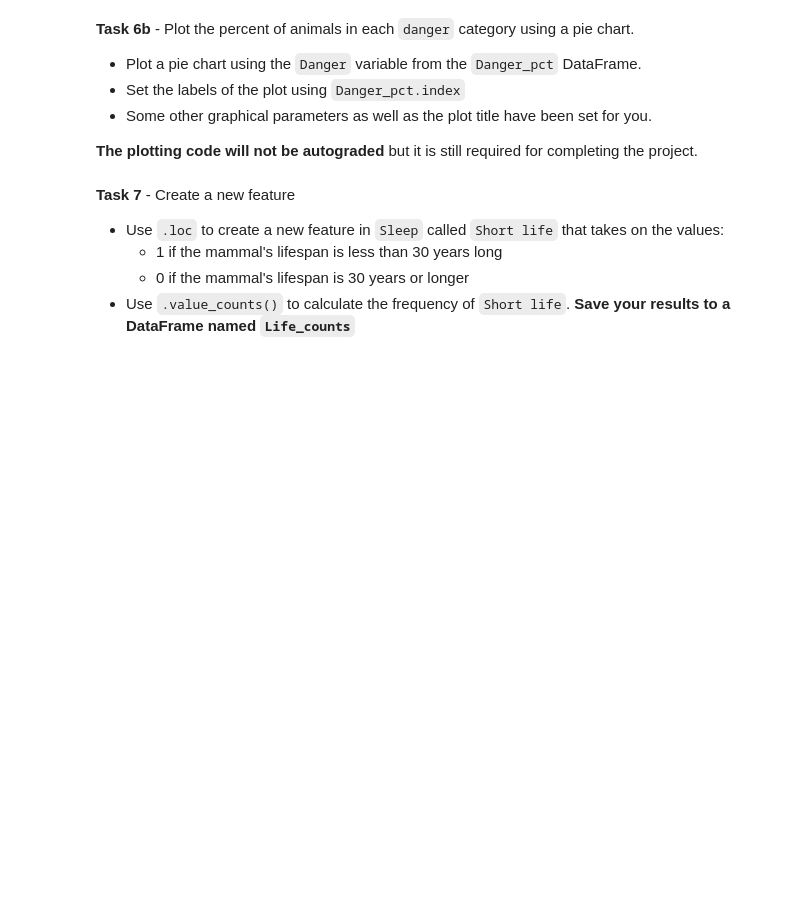
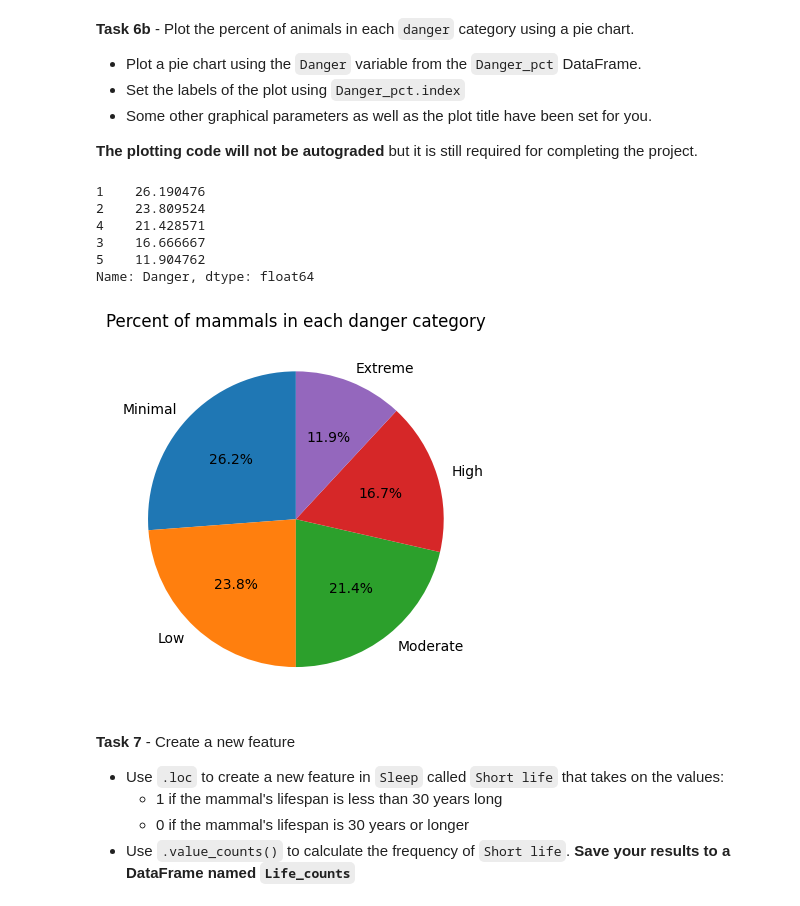
Before and after one commit to sikoh/DS-Data-Wrangling-and-Storytelling, a Jupyter notebook: Make-Explanatory-Visualizations/DS_MakeExplanatoryVisualizations_Homework.ipynb, the cells around one changed output. Drawn from its saved outputs; the diff is of its cells as text; code cells hidden in the pictures; blank space fills up the shorter version.

```diff
--- a/Make-Explanatory-Visualizations/DS_MakeExplanatoryVisualizations_Homework.ipynb
+++ b/Make-Explanatory-Visualizations/DS_MakeExplanatoryVisualizations_Homework.ipynb
@@ -236,4 +236,9 @@ plt.show()
 * Calculate the percent of mammals in each `Danger` category by multiplying `Danger_prop` by 100 and naming the results `Danger_pct`.
 # %%
 # YOUR CODE HERE
-raise NotImplementedError()
+#raise NotImplementedError()
+Danger_prop = Sleep['Danger'].value_counts(normalize=True)
+print(Danger_prop)
+
+Danger_pct = Danger_prop * 100
+print(Danger_pct)
@@ -248,19 +266,29 @@ assert isinstance(Danger_pct, pd.DataFrame), 'Have you created a DataFrame named
 * Some other graphical parameters as well as the plot title have been set for you.
 
 **The plotting code will not be autograded** but it is still required for completing the project.
+# %%
+Danger_pct
+# %% [output]
+1    26.190476
+2    23.809524
+4    21.428571
+3    16.666667
+5    11.904762
+Name: Danger, dtype: float64
 # %%
 # Task 6b - Plotting
 
 # UNCOMMENT the code lines to complete the Task
 
 # Create the pie chart
 
 fig, ax = plt.subplots()
 
-#ax.pie(####, labels=####, autopct='%1.1f%%', startangle=90)
-#ax.set_title('Percent of mammals in each danger category')
-
+ax.pie(Danger_pct, labels=['Minimal','Low','Moderate','High','Extreme'], autopct='%1.1f%%', startangle=90)
+ax.set_title('Percent of mammals in each danger category')
 plt.show()
+# %% [output]
+[figure, added]
 # %%
 # Task 6b SOLUTION
 
```
Also changed, not shown: parts of 5 cells of this notebook.
